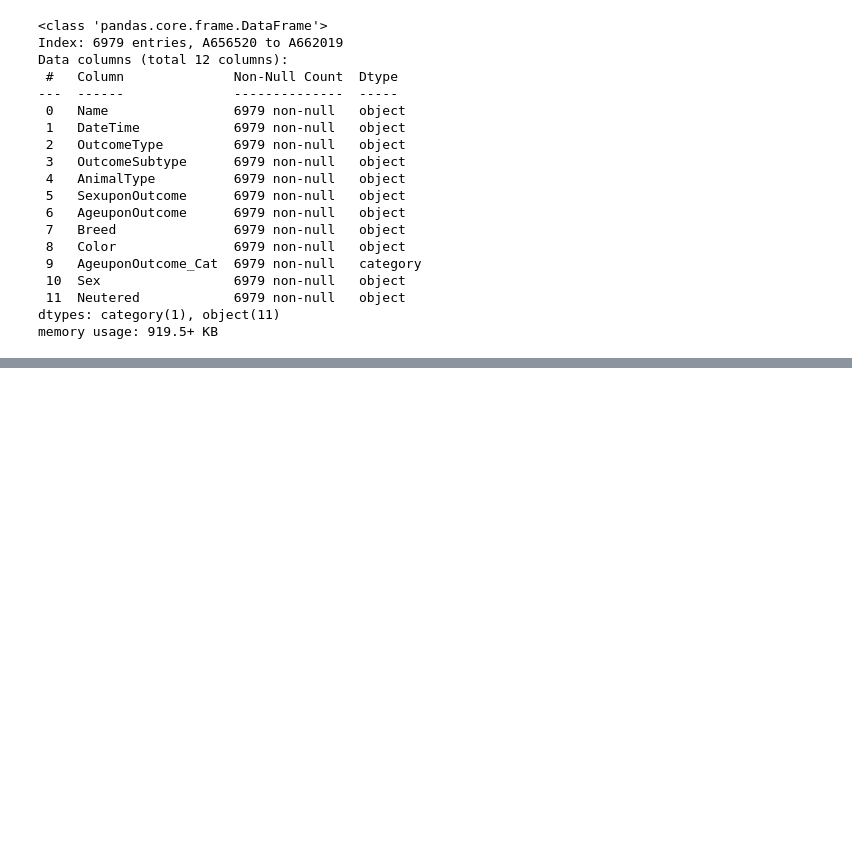
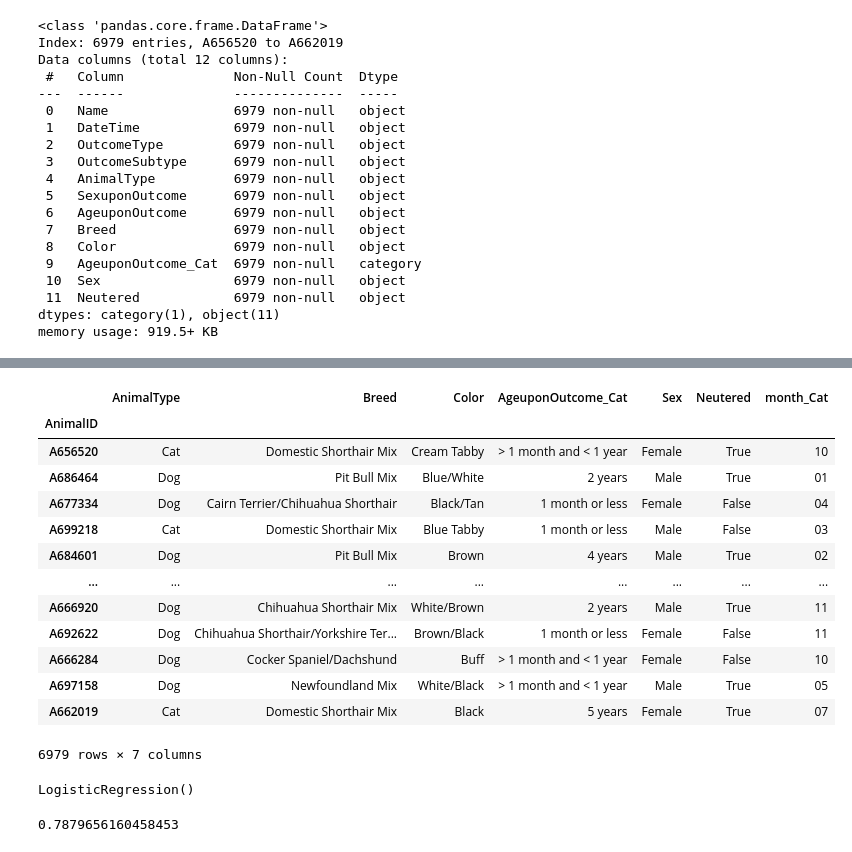
Before and after one commit to ironhack-bcn-data-pt/PR05-project-statistical-analysis, a Jupyter notebook: Project_05_pets.ipynb, the cells around one changed output, grey strips where cells are left out. Cells and saved outputs as stored; diff of their text form; code cells hidden in the pictures; blank space fills up the shorter version.

```diff
--- a/Project_05_pets.ipynb
+++ b/Project_05_pets.ipynb
@@ -722,0 +771,2 @@ def pred_test(animalTy,Breed,Color,Age,Sex,Neut):
+# %%
+pet_df_origin['Adoption'] = pet_df['OutcomeType'].apply(lambda x: 1 if x=='Adoption' else 0)
@@ -722,0 +803,21 @@ def pred_test(animalTy,Breed,Color,Age,Sex,Neut):
+# %%
+X = pet_df_origin[['AnimalType',
+                   'Breed','Color','AgeuponOutcome_Cat',
+                   'Sex','Neutered','month_Cat']]
+# %%
+X
+# %% [output]
+|  | AnimalType | Breed | Color | AgeuponOutcome_Cat | Sex | Neutered | month_Cat |
+| AnimalID |  |  |  |  |  |  |  |
+| A656520 | Cat | Domestic Shorthair Mix | Cream Tabby | > 1 month and < 1 year | Female | True | 10 |
+| A686464 | Dog | Pit Bull Mix | Blue/White | 2 years | Male | True | 01 |
+| A677334 | Dog | Cairn Terrier/Chihuahua Shorthair | Black/Tan | 1 month or less | Female | False | 04 |
+| A699218 | Cat | Domestic Shorthair Mix | Blue Tabby | 1 month or less | Male | False | 03 |
+| A684601 | Dog | Pit Bull Mix | Brown | 4 years | Male | True | 02 |
+| ... | ... | ... | ... | ... | ... | ... | ... |
+| A666920 | Dog | Chihuahua Shorthair Mix | White/Brown | 2 years | Male | True | 11 |
+| A692622 | Dog | Chihuahua Shorthair/Yorkshire Ter... | Brown/Black | 1 month or less | Female | False | 11 |
+| A666284 | Dog | Cocker Spaniel/Dachshund | Buff | > 1 month and < 1 year | Female | False | 10 |
+| A697158 | Dog | Newfoundland Mix | White/Black | > 1 month and < 1 year | Male | True | 05 |
+| A662019 | Cat | Domestic Shorthair Mix | Black | 5 years | Female | True | 07 |
+6979 rows × 7 columns
@@ -722,0 +830,8 @@ def pred_test(animalTy,Breed,Color,Age,Sex,Neut):
+# %%
+model.fit(X_train,y_train)
+# %% [output]
+LogisticRegression()
+# %%
+model.score(X_test,y_test)
+# %% [output]
+0.7879656160458453
```
Also changed, not shown: parts of 75 cells of this notebook.
